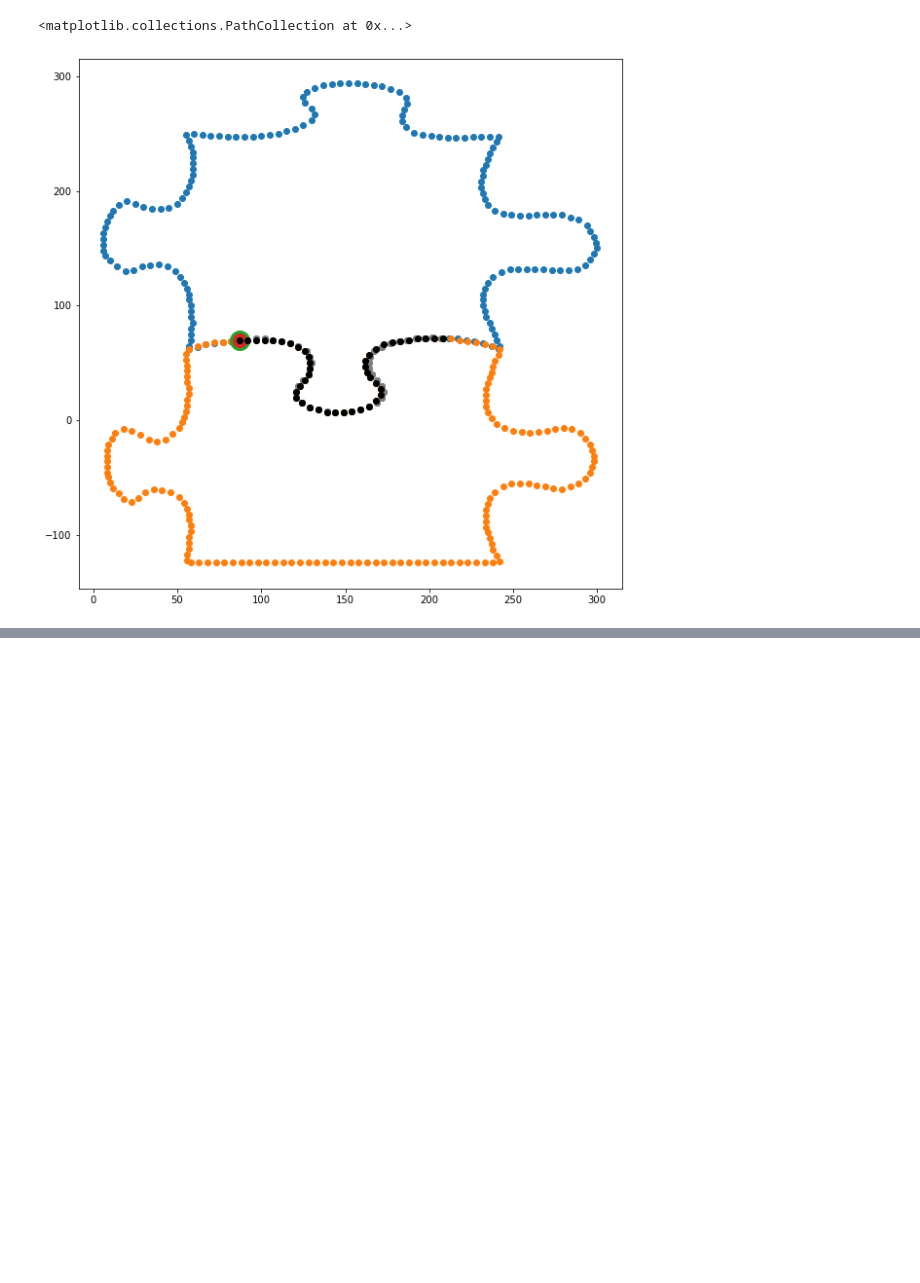
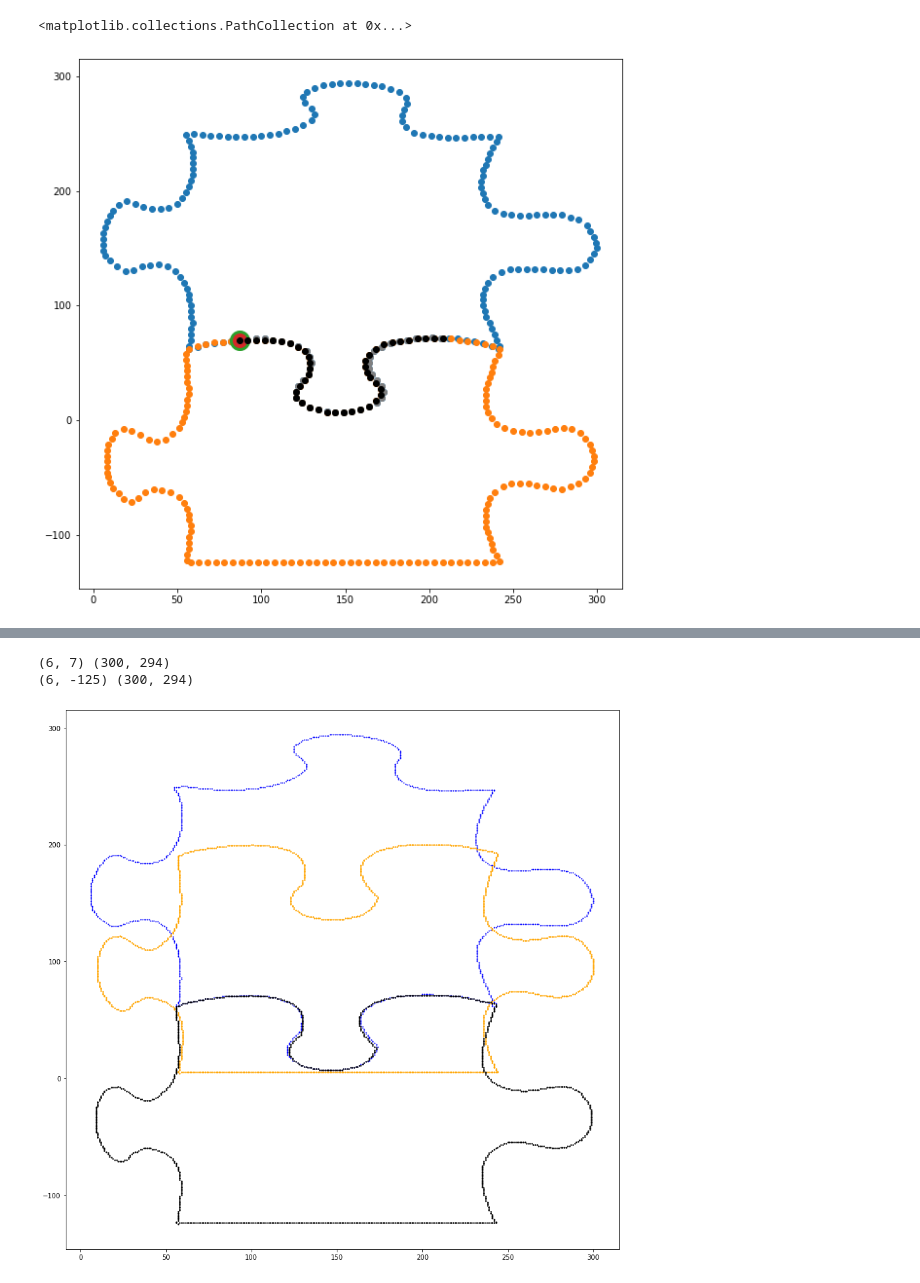
Before and after one commit to KirkDCO/JigSolve, a Jupyter notebook: 9x9_refinement/9x9_refinement.ipynb, the cells around one changed output, grey strips where cells are left out. Cells and saved outputs as stored; diff of their text form; code cells hidden in the pictures; blank space fills up the shorter version.

Commit message:
Add combining of matched pieces

```diff
--- a/9x9_refinement/9x9_refinement.ipynb
+++ b/9x9_refinement/9x9_refinement.ipynb
@@ -131,0 +119,78 @@ plt.scatter( [p['x'] - T_xshift for p in T_window],
+# %%
+# combine the pieces into one piece
+
+# compute fine alignment over the aligned window
+
+Q_window = [query.sampled_pts[p] for p in list(query.sampled_pts.keys())[ max((mx_Q-length),0):(mx_Q)] ]
+T_window = [target.sampled_pts[p] for p in list(target.sampled_pts.keys())[::-1][(mx_T-length):(mx_T)] ]
+
+T_xshift = int((sum([p['x'] for p in Q_window]) - sum([p['x'] for p in T_window])) / length)
+T_yshift = int((sum([p['y'] for p in Q_window]) - sum([p['y'] for p in T_window])) / length)
+
+# for all original points in target shifted by fine alignment:
+    # add to query with OR function for collisions
+
+# piece points currently in dictionary:  { pt#: {'x':x, 'y':y} }
+# convert to 2d array indexed by x and y
+Q_pt_array = {}
+for p in query.pts.items():
+    Q_pt_array[p[1]['x']] = {p[1]['y']:1}
+
+Q_pt_array = {}
+Q_orig_x = []
+Q_orig_y = []
+
+min_x = 999999
+min_y = 999999
+max_x = -999999
+max_y = -999999
+
+for p in query.pts.items():
+    if p[1]['x'] not in Q_pt_array.keys():
+        Q_pt_array[p[1]['x']] = []
+    Q_pt_array[p[1]['x']].append(p[1]['y'])
+    Q_orig_x.append(p[1]['x'])
+    Q_orig_y.append(p[1]['y'])
+    if p[1]['x'] < min_x:
+        min_x = p[1]['x']
+    if p[1]['x'] > max_x:
+        max_x = p[1]['x']
+    if p[1]['y'] < min_y:
+        min_y = p[1]['y']
+    if p[1]['y'] > max_y:
+        max_y = p[1]['y']
+
+print((min_x, min_y), (max_x, max_y))
+
+T_orig_x = []
+T_orig_y = []
+T_shifted_x = []
+T_shifted_y = []
+
+for p in target.pts.items():
+    if p[1]['x'] + T_xshift not in Q_pt_array.keys():
+        Q_pt_array[p[1]['x'] + T_xshift] = []
+    Q_pt_array[p[1]['x'] + T_xshift].append(p[1]['y'] + T_yshift)
+    T_orig_x.append(p[1]['x'])
+    T_orig_y.append(p[1]['y'])
+    T_shifted_x.append(p[1]['x'] + T_xshift)
+    T_shifted_y.append(p[1]['y'] + T_yshift)
+    if p[1]['x'] + T_xshift < min_x:
+        min_x = p[1]['x'] + T_xshift
+    if p[1]['x'] + T_xshift > max_x:
+        max_x = p[1]['x'] + T_xshift
+    if p[1]['y'] + T_yshift < min_y:
+        min_y = p[1]['y'] + T_yshift
+    if p[1]['y'] + T_yshift > max_y:
+        max_y = p[1]['y'] + T_yshift
+
+plt.figure(figsize = [15,15])
+plt.scatter( Q_orig_x, Q_orig_y, c = 'blue', s=1)
+plt.scatter( T_orig_x, T_orig_y, c = 'orange', s=2)
+plt.scatter( T_shifted_x, T_shifted_y, c = 'black', s=2)
+
+print((min_x, min_y), (max_x, max_y))
+# %% [output]
+(6, 7) (300, 294)
+(6, -125) (300, 294)
+[figure, added]
```
Also changed, not shown: parts of 5 cells of this notebook.
